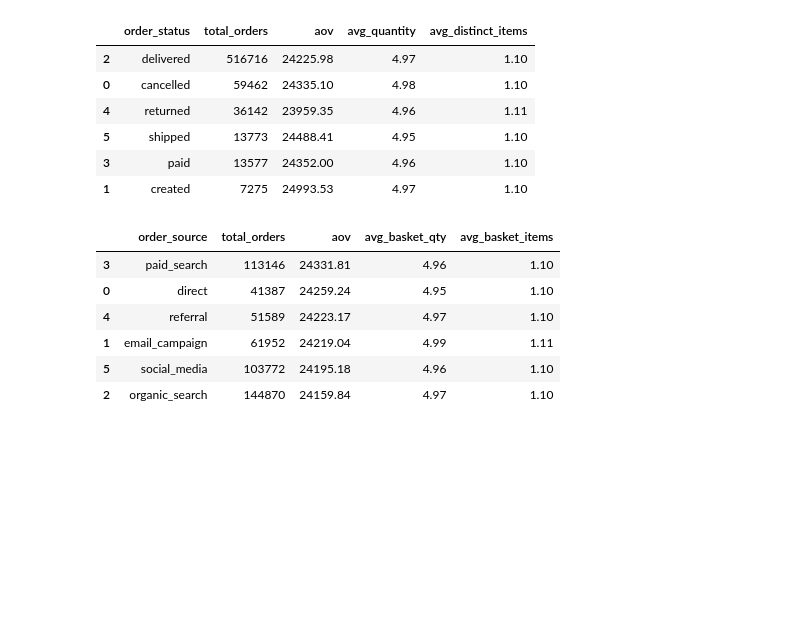
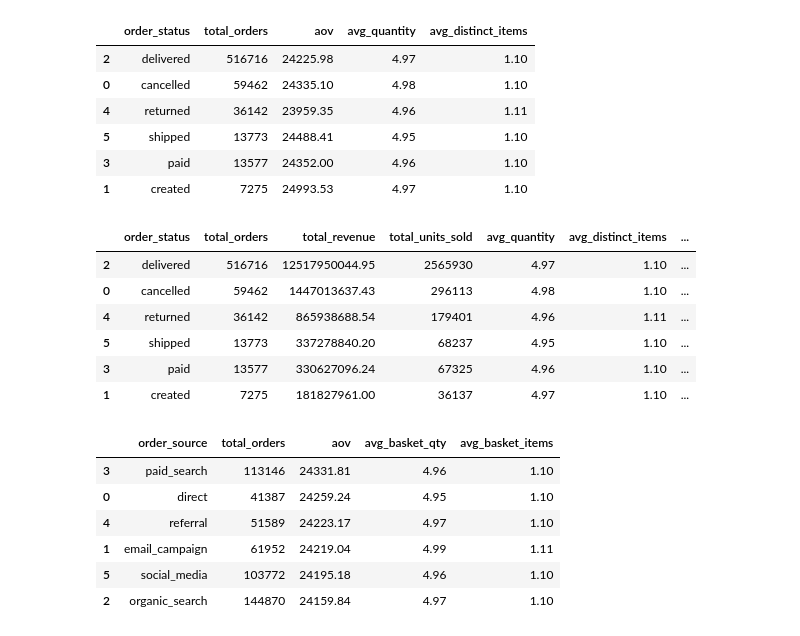
Before and after one commit to meanvux07/DAAI_N2.2, a Jupyter notebook: ProblemStatement/Problem_3_Problem_statement_3.ipynb, the cells around one changed output. Cells and saved outputs as stored; diff of their text form; code cells hidden in the pictures; blank space fills up the shorter version.

```diff
--- a/Problem/Problem_3_Problem_statement_3.ipynb
+++ b/ProblemStatement/Problem_3_Problem_statement_3.ipynb
@@ -192,6 +236,34 @@ kpi_by_status
 | 5 | shipped | 13773 | 24488.41 | 4.95 | 1.10 |
 | 3 | paid | 13577 | 24352.00 | 4.96 | 1.10 |
 | 1 | created | 7275 | 24993.53 | 4.97 | 1.10 |
+# %%
+kpi_by_status = full_orders_df.groupby('order_status').agg(
+    total_orders=('order_id', 'count'),
+    total_revenue=('order_value', 'sum'),
+    total_units_sold=('total_quantity', 'sum'),
+    avg_quantity=('total_quantity', 'mean'),
+    avg_distinct_items=('distinct_products', 'mean')
+).reset_index()
+
+# Tính AOV chuẩn
+kpi_by_status['aov'] = kpi_by_status['total_revenue'] / kpi_by_status['total_orders']
+
+# Sắp xếp lại danh sách
+kpi_by_status = kpi_by_status.sort_values(by='total_orders', ascending=False)
+
+# In số dòng chi tiết của tập delivered để đối chiếu với Query 8 bên SQL
+total_order_item_lines = len(full_orders_df[full_orders_df['order_status'] == 'delivered'])
+# print(f"Total Order Item Lines (Delivered): {total_order_item_lines:,}")
+
+kpi_by_status
+# %% [output]
+|  | order_status | total_orders | total_revenue | total_units_sold | avg_quantity | avg_distinct_items | ... |
+| 2 | delivered | 516716 | 12517950044.95 | 2565930 | 4.97 | 1.10 | ... |
+| 0 | cancelled | 59462 | 1447013637.43 | 296113 | 4.98 | 1.10 | ... |
+| 4 | returned | 36142 | 865938688.54 | 179401 | 4.96 | 1.11 | ... |
+| 5 | shipped | 13773 | 337278840.20 | 68237 | 4.95 | 1.10 | ... |
+| 3 | paid | 13577 | 330627096.24 | 67325 | 4.96 | 1.10 | ... |
+| 1 | created | 7275 | 181827961.00 | 36137 | 4.97 | 1.10 | ... |
 # %%
 # Phân tích các chỉ số trên các đơn hàng thành công (delivered) theo kênh tiếp cận
 kpi_by_source = delivered_orders.groupby('order_source').agg(
```
Also changed, not shown: parts of 11 cells of this notebook, 46 other files.
